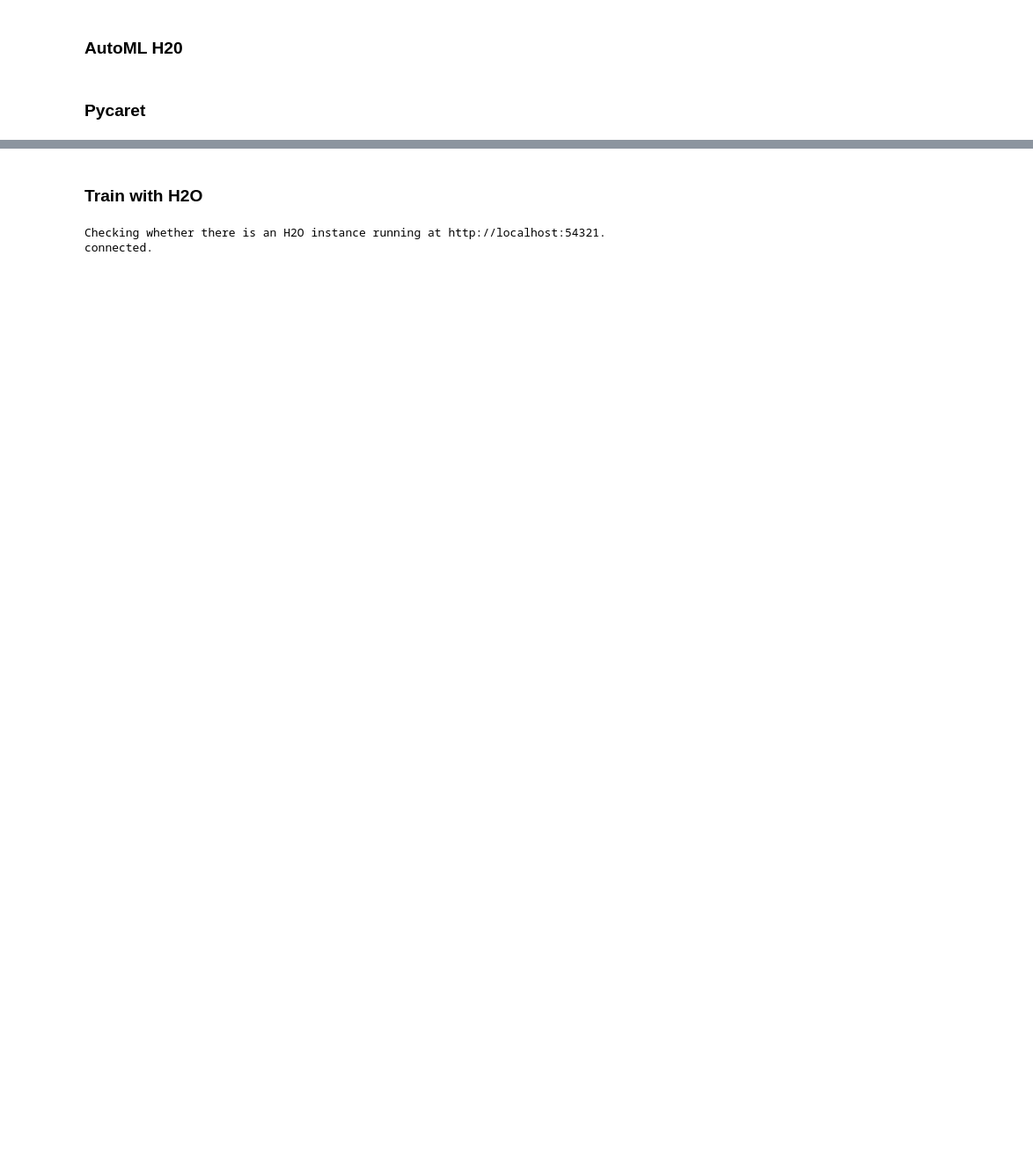
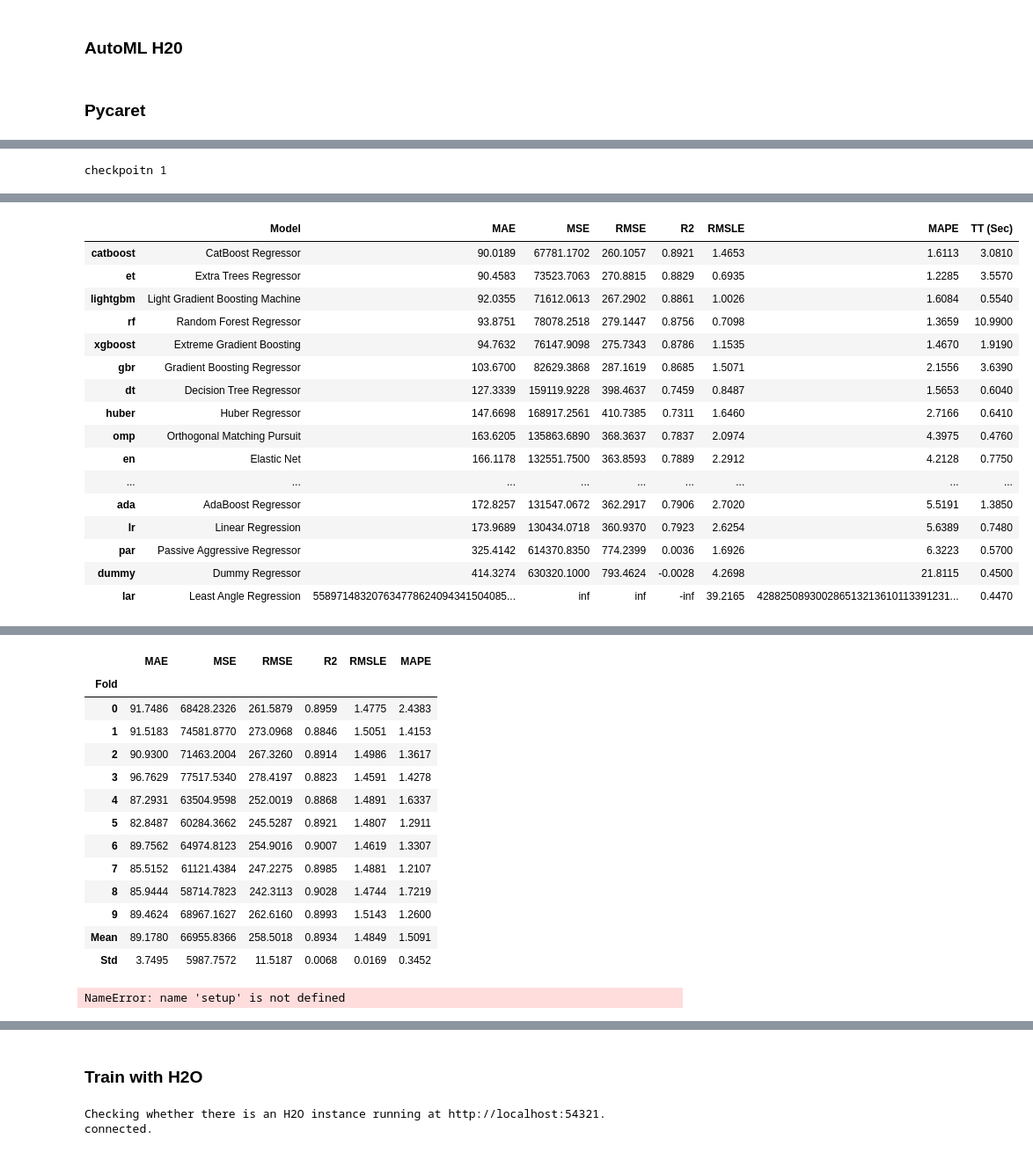
Before and after one commit to J-Ness/Solar-Energy-Production-Forecasting, a Jupyter notebook: data/automl.ipynb, the cells around one changed output, grey strips where cells are left out. Shown at 88% size. Cells and saved outputs as stored; diff of their text form; code cells hidden in the pictures; blank space fills up the shorter version.

```diff
--- a/data/automl.ipynb
+++ b/data/automl.ipynb
@@ -635,0 +418,10 @@ interactive(children=(ToggleButtons(description='Plot Type:', icons=('',), optio
+# %%
+reg_s = setup(data=x_train, target='pv_measurement', log_experiment=True, remove_outliers=True,remove_multicollinearity=False)
+print('checkpoitn 1')
+# Create model using AutoML
+best_models_s = compare_models(sort='MAE', n_select=3)
+
+stacked_s = stack_models(best_models_s,optimize='MAE')
+
+#TODO: Stack models
+# %% [output]
@@ -635,0 +445 @@ interactive(children=(ToggleButtons(description='Plot Type:', icons=('',), optio
+checkpoitn 1
@@ -635,0 +447,17 @@ interactive(children=(ToggleButtons(description='Plot Type:', icons=('',), optio
+|  | Model | MAE | MSE | RMSE | R2 | RMSLE | MAPE | TT (Sec) |
+| catboost | CatBoost Regressor | 90.0189 | 67781.1702 | 260.1057 | 0.8921 | 1.4653 | 1.6113 | 3.0810 |
+| et | Extra Trees Regressor | 90.4583 | 73523.7063 | 270.8815 | 0.8829 | 0.6935 | 1.2285 | 3.5570 |
+| lightgbm | Light Gradient Boosting Machine | 92.0355 | 71612.0613 | 267.2902 | 0.8861 | 1.0026 | 1.6084 | 0.5540 |
+| rf | Random Forest Regressor | 93.8751 | 78078.2518 | 279.1447 | 0.8756 | 0.7098 | 1.3659 | 10.9900 |
+| xgboost | Extreme Gradient Boosting | 94.7632 | 76147.9098 | 275.7343 | 0.8786 | 1.1535 | 1.4670 | 1.9190 |
+| gbr | Gradient Boosting Regressor | 103.6700 | 82629.3868 | 287.1619 | 0.8685 | 1.5071 | 2.1556 | 3.6390 |
+| dt | Decision Tree Regressor | 127.3339 | 159119.9228 | 398.4637 | 0.7459 | 0.8487 | 1.5653 | 0.6040 |
+| huber | Huber Regressor | 147.6698 | 168917.2561 | 410.7385 | 0.7311 | 1.6460 | 2.7166 | 0.6410 |
+| omp | Orthogonal Matching Pursuit | 163.6205 | 135863.6890 | 368.3637 | 0.7837 | 2.0974 | 4.3975 | 0.4760 |
+| en | Elastic Net | 166.1178 | 132551.7500 | 363.8593 | 0.7889 | 2.2912 | 4.2128 | 0.7750 |
+| ... | ... | ... | ... | ... | ... | ... | ... | ... |
+| ada | AdaBoost Regressor | 172.8257 | 131547.0672 | 362.2917 | 0.7906 | 2.7020 | 5.5191 | 1.3850 |
+| lr | Linear Regression | 173.9689 | 130434.0718 | 360.9370 | 0.7923 | 2.6254 | 5.6389 | 0.7480 |
+| par | Passive Aggressive Regressor | 325.4142 | 614370.8350 | 774.2399 | 0.0036 | 1.6926 | 6.3223 | 0.5700 |
+| dummy | Dummy Regressor | 414.3274 | 630320.1000 | 793.4624 | -0.0028 | 4.2698 | 21.8115 | 0.4500 |
+| lar | Least Angle Regression | 558971483207634778624094341504085... | inf | inf | -inf | 39.2165 | 428825089300286513213610113391231... | 0.4470 |
@@ -635,0 +465,19 @@ interactive(children=(ToggleButtons(description='Plot Type:', icons=('',), optio
+|  | MAE | MSE | RMSE | R2 | RMSLE | MAPE |
+| Fold |  |  |  |  |  |  |
+| 0 | 91.7486 | 68428.2326 | 261.5879 | 0.8959 | 1.4775 | 2.4383 |
+| 1 | 91.5183 | 74581.8770 | 273.0968 | 0.8846 | 1.5051 | 1.4153 |
+| 2 | 90.9300 | 71463.2004 | 267.3260 | 0.8914 | 1.4986 | 1.3617 |
+| 3 | 96.7629 | 77517.5340 | 278.4197 | 0.8823 | 1.4591 | 1.4278 |
+| 4 | 87.2931 | 63504.9598 | 252.0019 | 0.8868 | 1.4891 | 1.6337 |
+| 5 | 82.8487 | 60284.3662 | 245.5287 | 0.8921 | 1.4807 | 1.2911 |
+| 6 | 89.7562 | 64974.8123 | 254.9016 | 0.9007 | 1.4619 | 1.3307 |
+| 7 | 85.5152 | 61121.4384 | 247.2275 | 0.8985 | 1.4881 | 1.2107 |
+| 8 | 85.9444 | 58714.7823 | 242.3113 | 0.9028 | 1.4744 | 1.7219 |
+| 9 | 89.4624 | 68967.1627 | 262.6160 | 0.8993 | 1.5143 | 1.2600 |
+| Mean | 89.1780 | 66955.8366 | 258.5018 | 0.8934 | 1.4849 | 1.5091 |
+| Std | 3.7495 | 5987.7572 | 11.5187 | 0.0068 | 0.0169 | 0.3452 |
+# %%
+reg_a = setup(data=x_train_a, target='pv_measurement', log_experiment=True, remove_outliers=True,remove_multicollinearity=False)
+tuned_model_a = tune_model(stacked_s, optimize='MAE', n_iter=35,search_library='optuna', choose_better=True)
+# %% [output]
+NameError: name 'setup' is not defined
```
Also changed, not shown: parts of 38 cells of this notebook, 20 other files.
